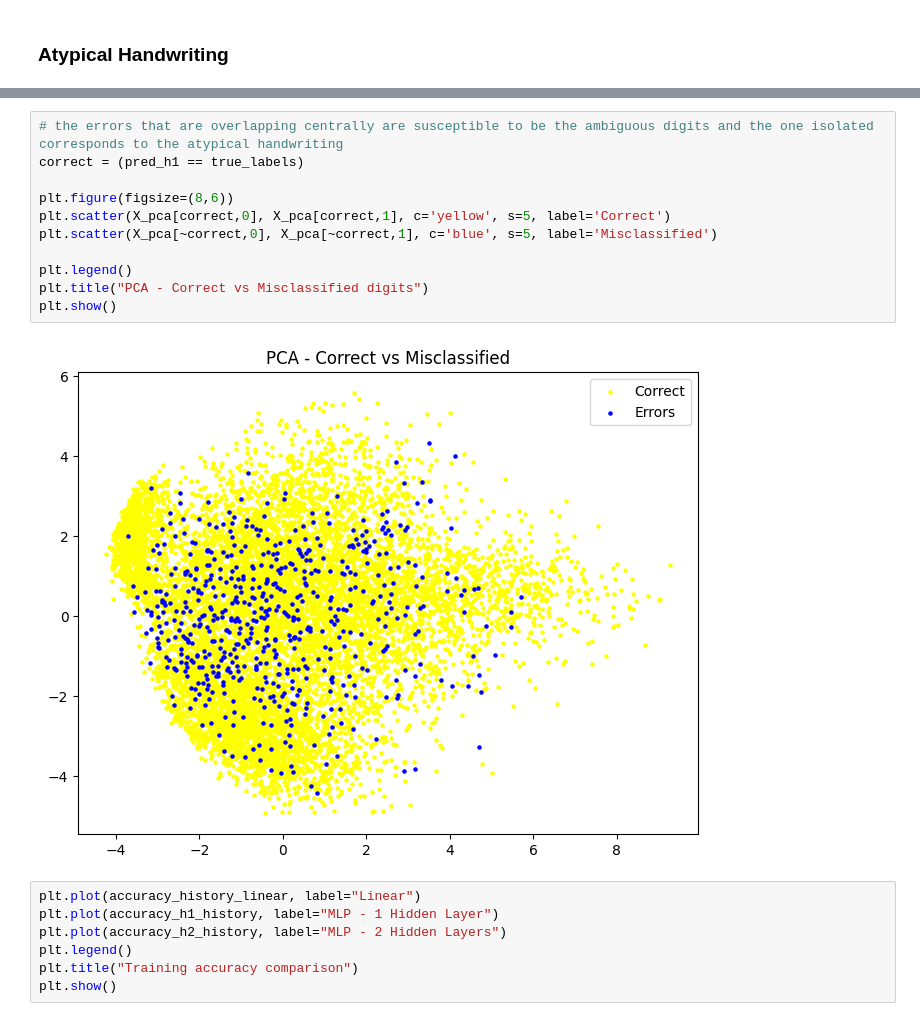
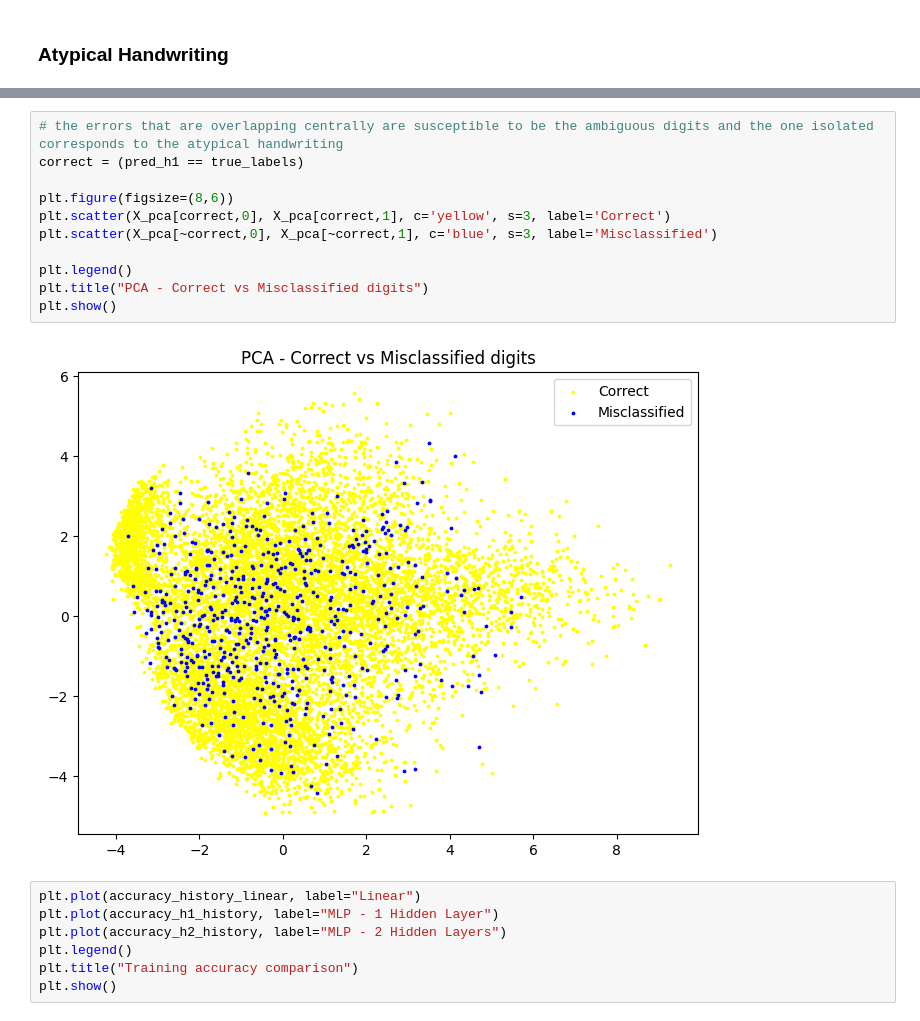
Before and after one commit to Corentin-Monsallier/Machine-Learning, a Jupyter notebook: main.ipynb, the cells around one changed output, grey strips where cells are left out. Drawn from its saved outputs; the diff is of its cells as text.

Commit message:
1.2.3 atypical hand correction scale

```diff
--- a/main.ipynb
+++ b/main.ipynb
@@ -494,16 +494,16 @@ plt.show()
 # %%
 # the errors that are overlapping centrally are susceptible to be the ambiguous digits and the one isolated corresponds to the atypical handwriting
 correct = (pred_h1 == true_labels)
 
 plt.figure(figsize=(8,6))
-plt.scatter(X_pca[correct,0], X_pca[correct,1], c='yellow', s=5, label='Correct')
-plt.scatter(X_pca[~correct,0], X_pca[~correct,1], c='blue', s=5, label='Misclassified')
+plt.scatter(X_pca[correct,0], X_pca[correct,1], c='yellow', s=3, label='Correct')
+plt.scatter(X_pca[~correct,0], X_pca[~correct,1], c='blue', s=3, label='Misclassified')
 
 plt.legend()
 plt.title("PCA - Correct vs Misclassified digits")
 plt.show()
 # %% [output]
-[figure, old version]
+[figure, new version]
 # %%
 plt.plot(accuracy_history_linear, label="Linear")
 plt.plot(accuracy_h1_history, label="MLP - 1 Hidden Layer")
```
Also changed, not shown: parts of 3 cells of this notebook.
